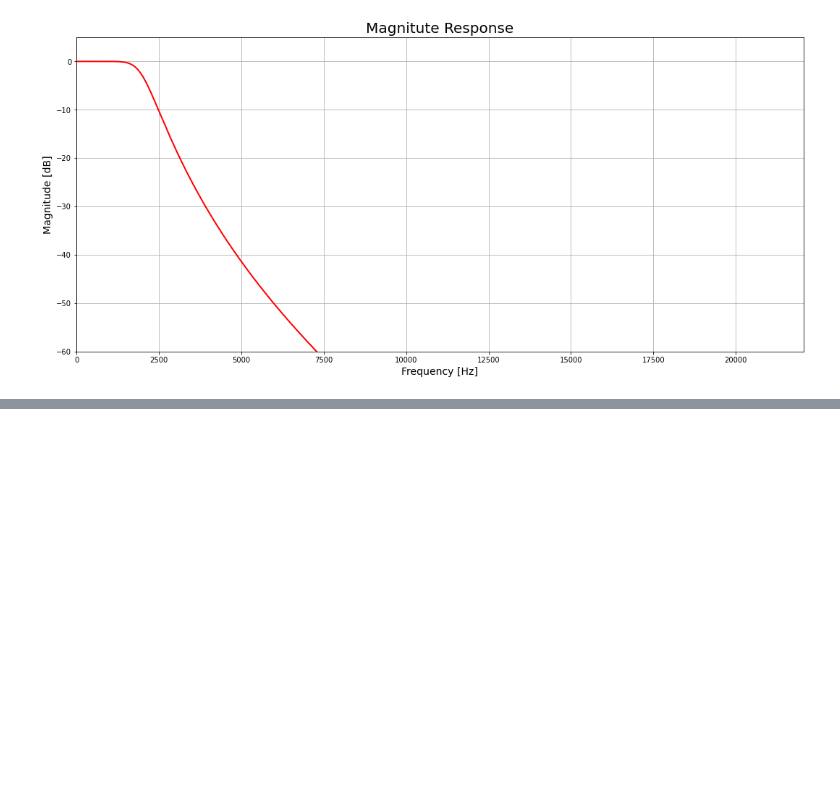
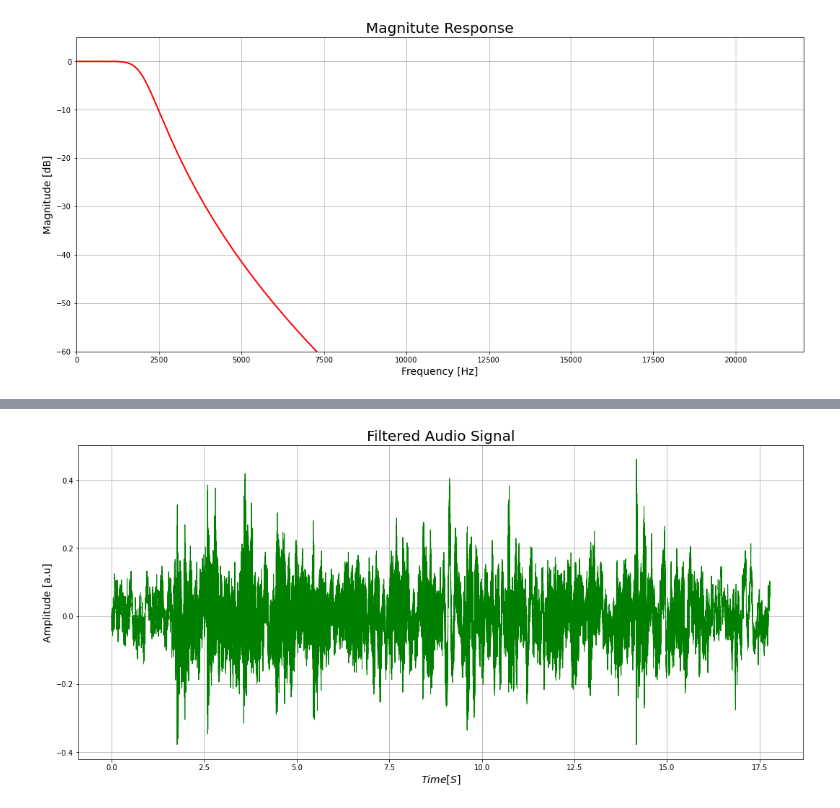
Before and after one commit to SantiagoGuiral/filterviz, a Jupyter notebook: notebook/irr_filters.ipynb, the cells around one changed output, grey strips where cells are left out. Drawn from its saved outputs; the diff is of its cells as text; code cells hidden in the pictures; blank space fills up the shorter version.

```diff
--- a/notebook/irr_filters.ipynb
+++ b/notebook/irr_filters.ipynb
@@ -103,3 +115,13 @@ plt.show()
 # %%
 y=signal.lfilter(z,p,x)              # x is the audio
 #Audio(y,rate=fs)
+# %%
+plt.figure(figsize=(18,8))
+plt.plot(t,y,linewidth=1,color="g")
+plt.xlabel("$Time [S]$",fontsize=14)
+plt.ylabel("Amplitude [a.u]",fontsize=14)
+plt.title("Filtered Audio Signal",fontsize=20)
+plt.grid()
+plt.show()
+# %% [output]
+[figure, added]
```
Also changed, not shown: parts of 2 cells of this notebook, 2 other files.
